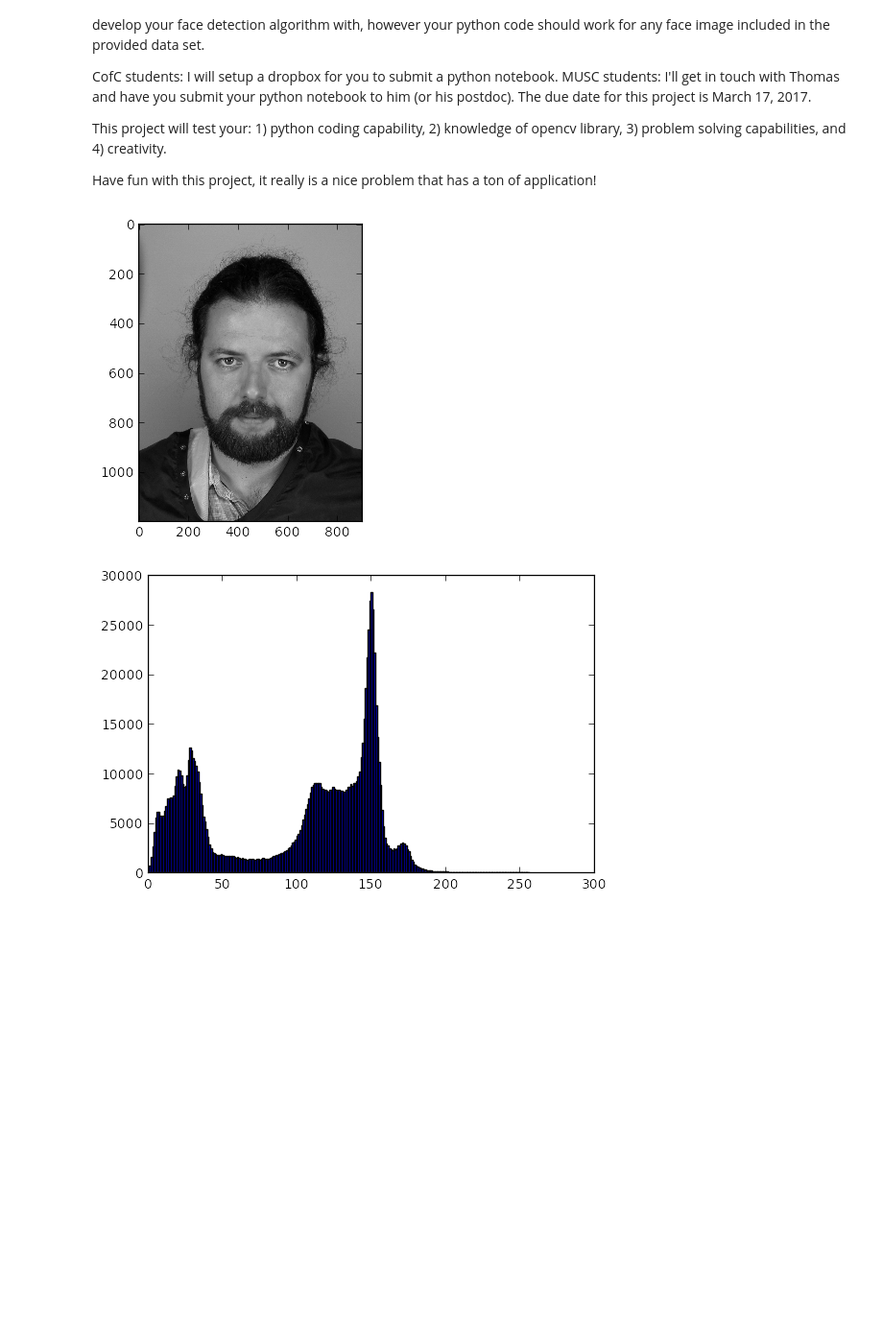
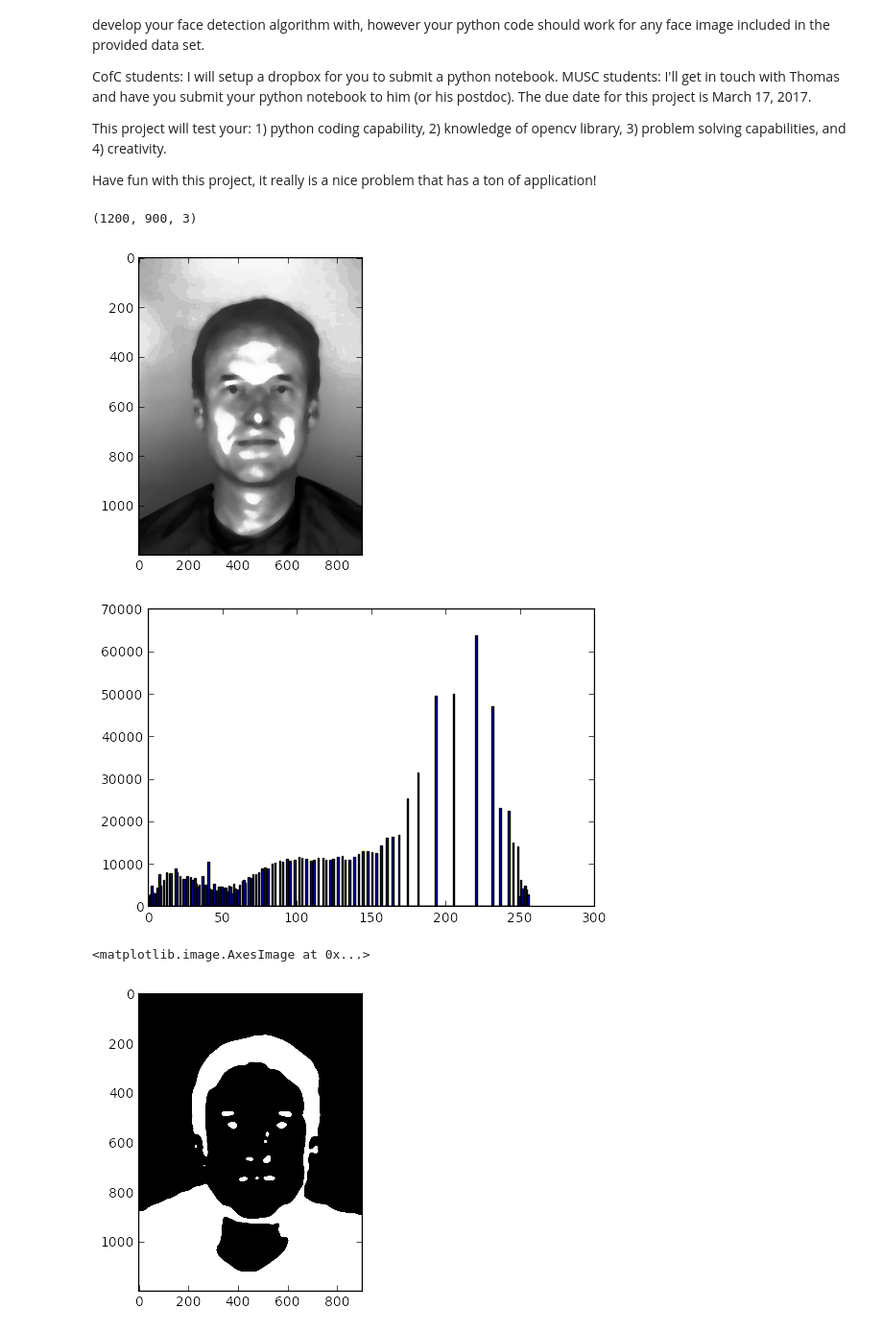
Before and after one commit to munsellb/ComputerVision, a Jupyter notebook: Brent.ipynb, the cells around one changed output. Shown: that part at 96% size. Drawn from its saved outputs; the diff is of its cells as text; code cells hidden in the pictures; blank space fills up the shorter version.

```diff
--- a/Brent.ipynb
+++ b/Brent.ipynb
@@ -598,21 +598,33 @@ This project will test your: 1) python coding capability, 2) knowledge of opencv
 
 Have fun with this project, it really is a nice problem that has a ton of application!
 # %%
-#F = cv2.imread( '/Users/munsellb/gitbox/ComputerVision/fdb/m4001.jpg' )
+F = cv2.imread( '/Users/munsellb/gitbox/ComputerVision/fdb/m4001.jpg' )
 #F = cv2.imread( '/Users/munsellb/gitbox/ComputerVision/fdb/f4030s.jpg' )
 #F = cv2.imread( '/Users/munsellb/gitbox/ComputerVision/fdb/m4068.jpg' )
 #F = cv2.imread( '/Users/munsellb/gitbox/ComputerVision/fdb/m4062s.jpg' )
 #F = cv2.imread( '/Users/munsellb/gitbox/ComputerVision/fdb/f4007_1.jpg' )
-F = cv2.imread( '/Users/munsellb/gitbox/ComputerVision/fdb/m4002.jpg' )
+#F = cv2.imread( '/Users/munsellb/gitbox/ComputerVision/fdb/m4002.jpg' )
+
+print F.shape
 
 G = cv2.cvtColor( F, cv2.COLOR_RGB2GRAY )
-#G = cv2.medianBlur( G, 25 )
+G = cv2.medianBlur( G, 25 )
+G = cv2.equalizeHist( G )
 
 plt.figure()
 plt.imshow(G, cmap='gray')
 plt.figure()
 plt.hist( G.ravel(), 256, [0,256] )
 plt.show()
+
+[ret, thresh2] = cv2.threshold( G, 85, 255, cv2.THRESH_BINARY_INV )
+thresh2 = cv2.medianBlur( thresh2, 15 )
+
+plt.figure()
+plt.imshow( thresh2, cmap='gray' )
 # %% [output]
+(1200, 900, 3)
-[figure, old version]
+[figure, new version]
-[figure, old version]
+[figure, new version]
+<matplotlib.image.AxesImage at 0x...>
+[figure, added]
```
